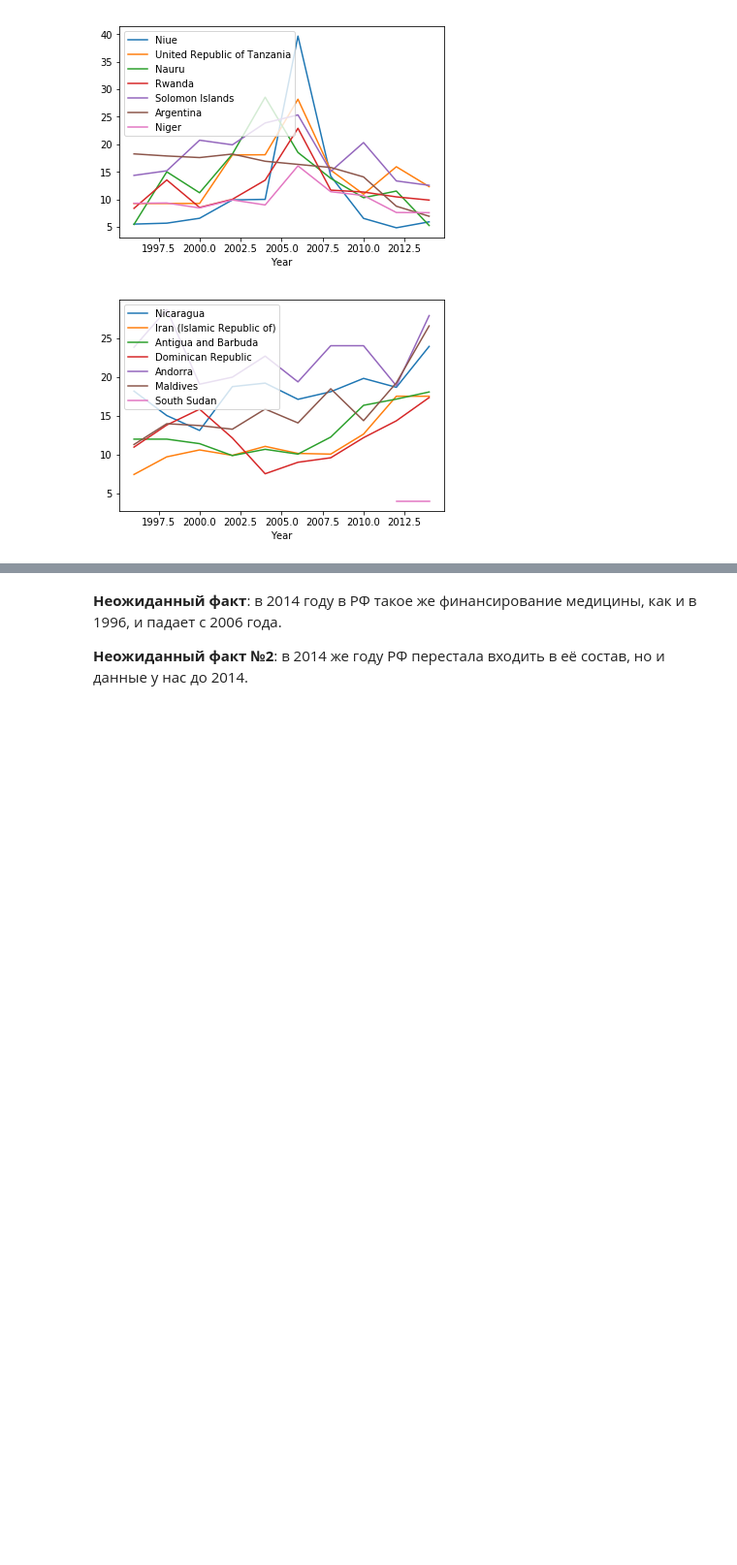
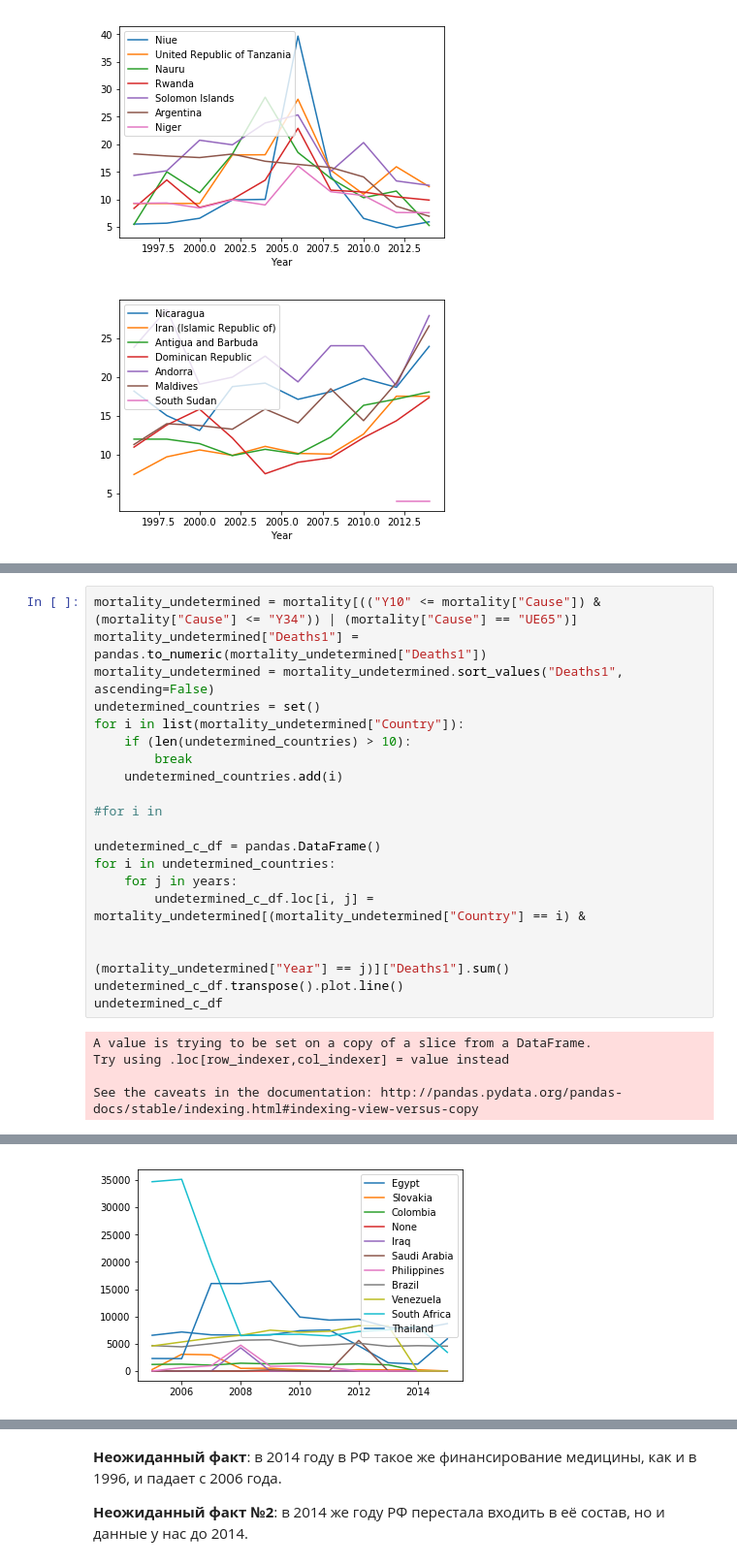
Before and after one commit to Derrior/data-journalism, a Jupyter notebook: data-crawling/who-data.ipynb, the cells around one changed output, grey strips where cells are left out. Shown at 97% size. Cells and saved outputs as stored; diff of their text form; blank space fills up the shorter version.

```diff
--- a/data-crawling/who-data.ipynb
+++ b/data-crawling/who-data.ipynb
@@ -220,0 +239,25 @@ highest_exp.plot.line(x = "Year")
+# %%
+mortality_undetermined = mortality[(("Y10" <= mortality["Cause"]) & (mortality["Cause"] <= "Y34")) | (mortality["Cause"] == "UE65")]
+mortality_undetermined["Deaths1"] = pandas.to_numeric(mortality_undetermined["Deaths1"])
+mortality_undetermined = mortality_undetermined.sort_values("Deaths1", ascending=False)
+undetermined_countries = set()
+for i in list(mortality_undetermined["Country"]):
+    if (len(undetermined_countries) > 10):
+        break
+    undetermined_countries.add(i)
+
+#for i in
+
+undetermined_c_df = pandas.DataFrame()
+for i in undetermined_countries:
+    for j in years:
+        undetermined_c_df.loc[i, j] = mortality_undetermined[(mortality_undetermined["Country"] == i) &
+
+                                                             (mortality_undetermined["Year"] == j)]["Deaths1"].sum()
+undetermined_c_df.transpose().plot.line()
+undetermined_c_df
+# %% [output]
+A value is trying to be set on a copy of a slice from a DataFrame.
+Try using .loc[row_indexer,col_indexer] = value instead
+
+See the caveats in the documentation: http://pandas.pydata.org/pandas-docs/stable/indexing.html#indexing-view-versus-copy
@@ -220,0 +276 @@ highest_exp.plot.line(x = "Year")
+[figure, added]
```
Also changed, not shown: parts of 9 cells of this notebook, 4 other files.
